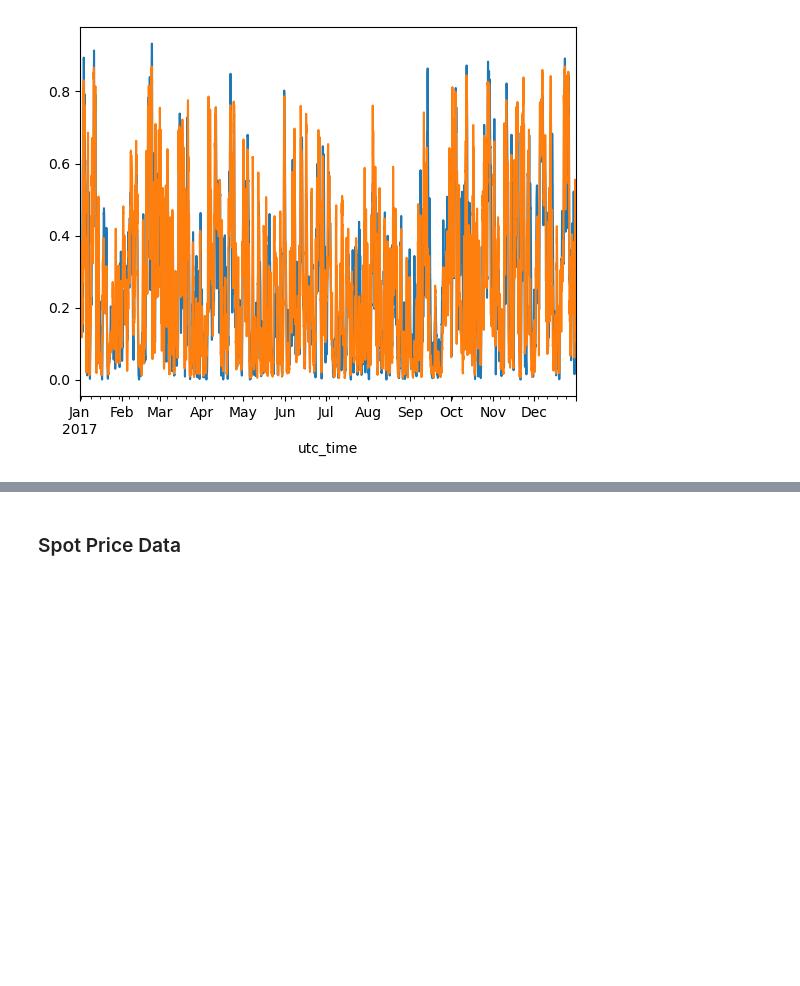
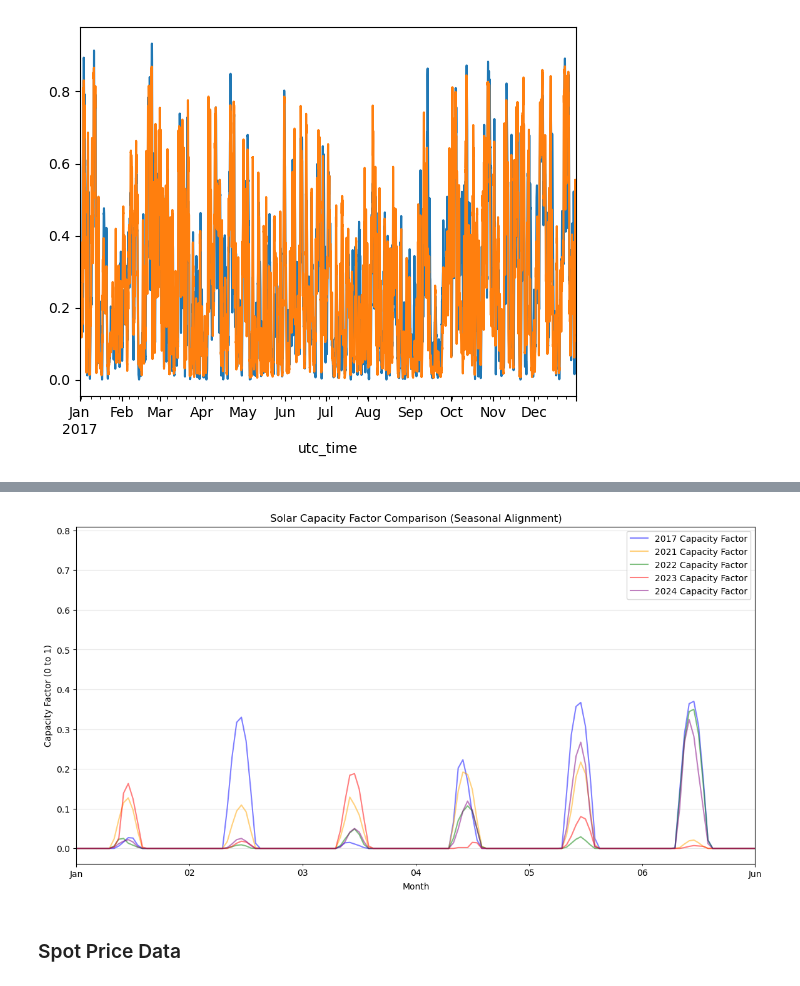
Before and after one commit to pulio12/Msc_Thesis_Greenlab_Skive, a Jupyter notebook: Test_File3.ipynb, the cells around one changed output, grey strips where cells are left out. Cells and saved outputs as stored; diff of their text form; code cells hidden in the pictures; blank space fills up the shorter version.

```diff
--- a/Test_File3.ipynb
+++ b/Test_File3.ipynb
@@ -256,3 +287,54 @@ onshore_wind_data["DNK"]["2017-01-01":"2017-12-31"].plot()
+# %%
+# 1. Extract the specific year data
+pv_2017 = PV_data["DK01"]["2017"]
+pv_2021 = PV_data["DK01"]["2021"]
+pv_2022 = PV_data["DK01"]["2022"]
+pv_2023 = PV_data["DK01"]["2023"]
+pv_2024 = PV_data["DK01"]["2024"]
+# Assuming you have 2025 data as well
+
+# 2. Shift indices to overlap on the same X-axis (Year 2025)
+# 2017 to 2025 = 8 years shift
+pv_2017_shifted = pv_2017.copy()
+pv_2017_shifted.index = pv_2017_shifted.index + pd.DateOffset(years=2025 - 2017)
+
+pv_2022_shifted = pv_2022.copy()
+pv_2022_shifted.index = pv_2022_shifted.index + pd.DateOffset(years=2025 - 2022)
+
+pv_2023_shifted = pv_2023.copy()
+pv_2023_shifted.index = pv_2023_shifted.index + pd.DateOffset(years=2025 - 2023)
+
+pv_2024_shifted = pv_2024.copy()
+pv_2024_shifted.index = pv_2024_shifted.index + pd.DateOffset(years=2025 - 2024)
+
+# 2021 to 2025 = 4 years shift
+pv_2021_shifted = pv_2021.copy()
+pv_2021_shifted.index = pv_2021_shifted.index + pd.DateOffset(years=2025 - 2021)
+
+# 3. Create the plot
+plt.figure(figsize=(14, 7))
+
+# Plotting with a slight transparency (alpha) so overlaps are visible
+pv_2017_shifted.plot(label="2017 Capacity Factor", alpha=0.5, color='blue')
+pv_2021_shifted.plot(label="2021 Capacity Factor", alpha=0.5, color='orange')
+pv_2022_shifted.plot(label="2022 Capacity Factor", alpha=0.5, color='green')
+pv_2023_shifted.plot(label="2023 Capacity Factor", alpha=0.5, color='red')
+pv_2024_shifted.plot(label="2024 Capacity Factor", alpha=0.5, color='purple')
+# 4. Styling the Axis
+plt.title("Solar Capacity Factor Comparison (Seasonal Alignment)")
+plt.ylabel("Capacity Factor (0 to 1)")
+plt.xlabel("Month")
+plt.xlim("2025-01-01", "2025-01-07")
+plt.legend()
+plt.grid(True, alpha=0.3)
+
+# This makes the X-axis only show months since the year is now artificial
+import matplotlib.dates as mdates
+plt.gca().xaxis.set_major_formatter(mdates.DateFormatter('%b'))
+
+plt.show()
+# %% [output]
+[figure, added]
 # %% [markdown]
 ### Spot Price Data
 # %%
```
Also changed, not shown: parts of 40 cells of this notebook.
